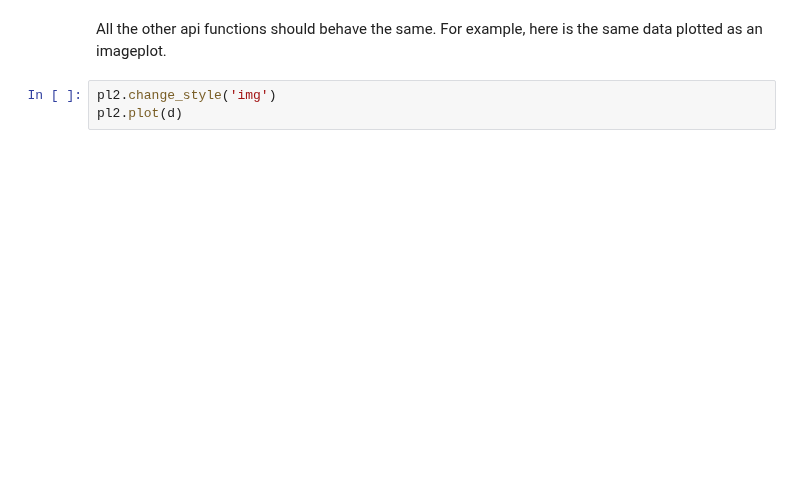
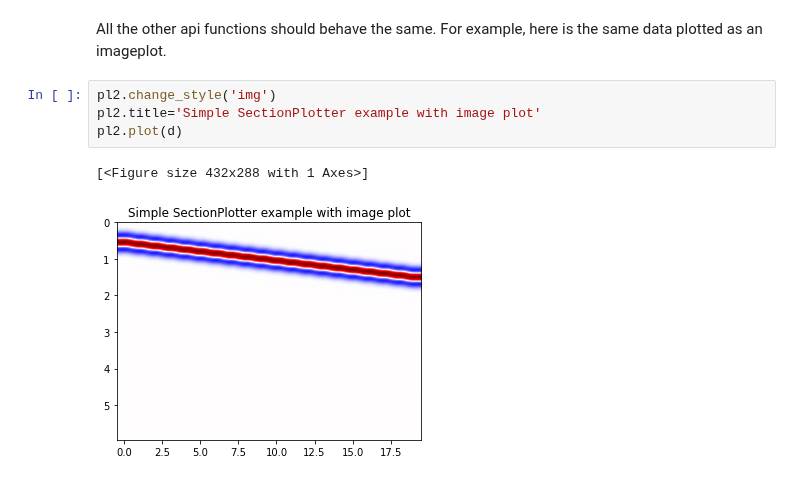
Before and after one commit to mspass-team/mspass_tutorial, a Jupyter notebook: notebooks/BasicGraphics.ipynb, the cells around one changed output. Drawn from its saved outputs; the diff is of its cells as text; blank space fills up the shorter version.

Commit message:
Complete tutorial after fixing bug in image plotter

```diff
--- a/notebooks/BasicGraphics.ipynb
+++ b/notebooks/BasicGraphics.ipynb
@@ -223,4 +223,8 @@ TypeError: ufunc 'isfinite' not supported for the input types, and the inputs co
 All the other api functions should behave the same.  For example, here is the same data plotted as an imageplot.
 # %%
 pl2.change_style('img')
+pl2.title='Simple SectionPlotter example with image plot'
 pl2.plot(d)
+# %% [output]
+[<Figure size 432x288 with 1 Axes>]
+[figure, added]
```
Also changed, not shown: parts of 3 cells of this notebook.
